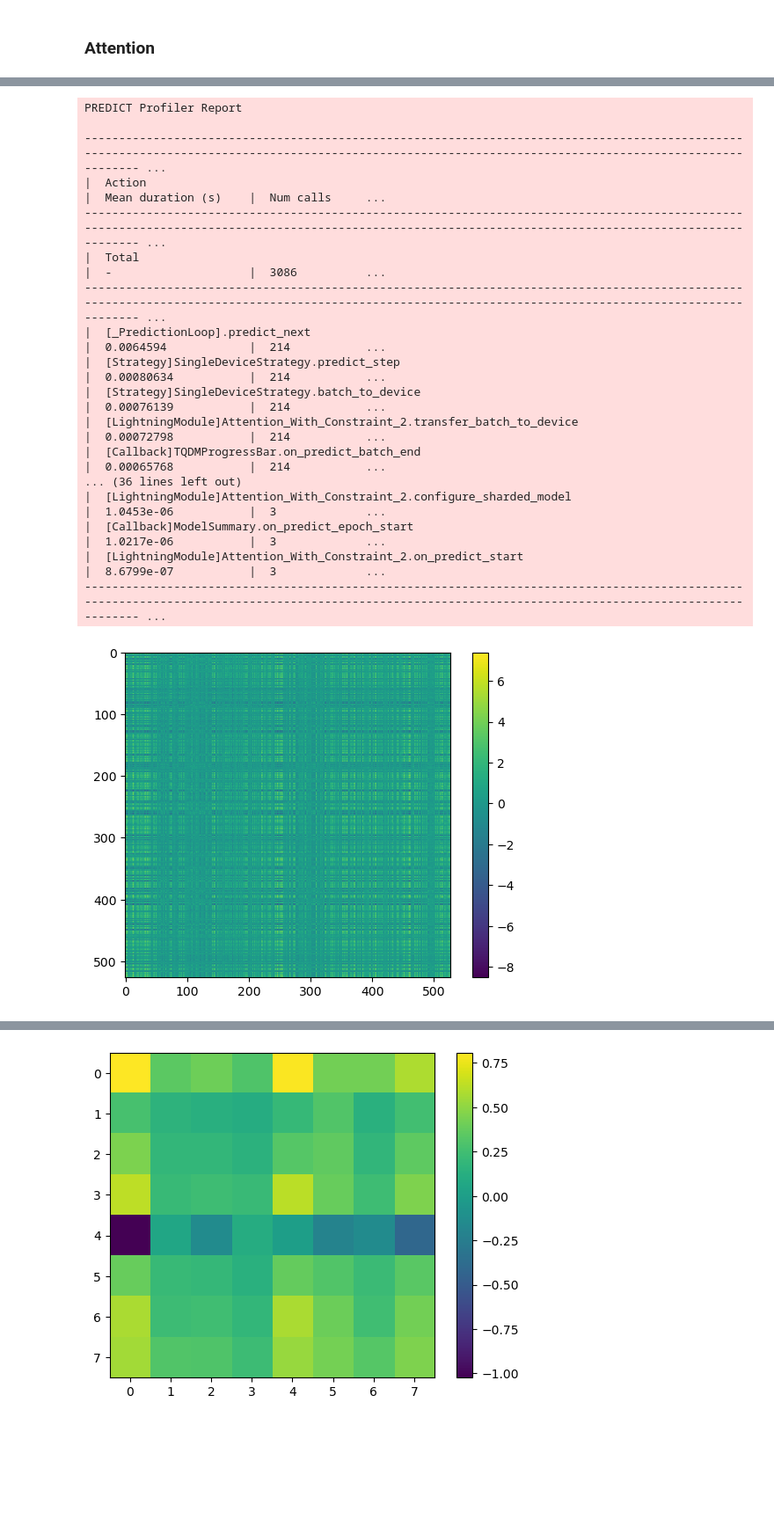
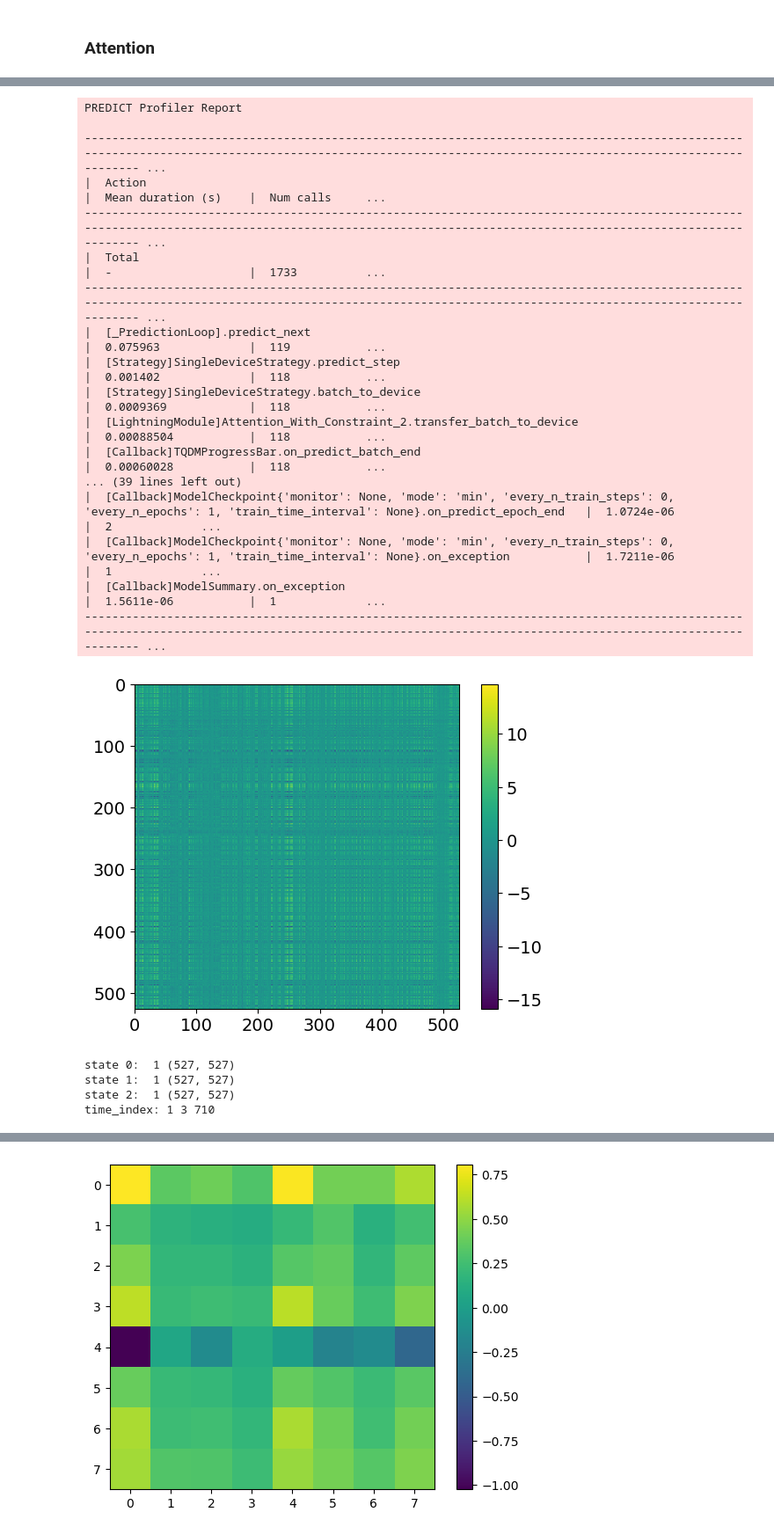
Before and after one commit to wuweizhang0723/func2graph, a Jupyter notebook: notebook/check_evaluation/evaluate_AwC_M.ipynb, the cells around one changed output, grey strips where cells are left out. Shown at 88% size. Drawn from its saved outputs; the diff is of its cells as text; code cells hidden in the pictures; blank space fills up the shorter version.

```diff
--- a/notebook/check_evaluation/evaluate_AwC_M.ipynb
+++ b/notebook/check_evaluation/evaluate_AwC_M.ipynb
@@ -18,3 +16,11 @@ from func2graph import data, models, tools, baselines
+# %%
+plt.rcParams.update({
+    'axes.titlesize': 14,
+    'axes.labelsize': 14,
+    'xtick.labelsize': 14,
+    'ytick.labelsize': 14,
+    'font.size': 14
+})
 # %%
 KK_GT = np.load('../../data/Mouse_Local_Connectivity/GT_strength_connectivity.npy')
 max_abs = np.max(np.abs(KK_GT))
@@ -23,7 +29,6 @@ vmax_KK = max_abs
 # %%
 input_mouse = ['SB025']
 input_sessions = [['2019-10-23']]
-
 
 window_size = 60  ################
 batch_size = 32
@@ -35,7 +40,7 @@ train_dataloader, val_dataloader, num_unqiue_neurons, cell_type_order, all_sessi
     batch_size=batch_size,
 )
 
-checkpoint_path = "../../output/Baselines_neuroAI/AwC_M2_2.ckpt"   ################
+checkpoint_path = "../../output/9_26_AwC_M2_state/Attention_With_Constraint_2_SB025_2019-10-23_32_60_1_session_42_2_64_0.001_mse_softmax_plateau_0.0_0.0_1.0_none_1_0.0_30/epoch=99-step=9600.ckpt"   ################
 trained_model = models.Attention_With_Constraint_2.load_from_checkpoint(checkpoint_path)
 trained_model.eval()
 
@@ -73,7 +78,6 @@ for i in range(num_session):
     all_R_squared.append(R_squared)
 
 print('all_R_squared:', np.mean(all_R_squared))
-
 print('flattened R^2', r2_score(ground_truths[0].reshape(-1), predictions[0].reshape(-1)))
 
 mse = np.mean((predictions[0] - ground_truths[0]) ** 2)
@@ -175,20 +156,34 @@ flattened_R_squared: 0.5499300062656403
 # %%
 train_results = trainer.predict(trained_model, dataloaders=[train_dataloader])
 
-attentions = []
-all_sessions_avg_attention_NN = []
+attentions = []  # list of (N * neuron_num * neuron_num)
+all_sessions_avg_attention_NN = []  # list of (neuron_num * neuron_num)
+
+attentions_by_state = []  # list of (3 * N * neuron_num * neuron_num)
+all_sessions_avg_attention_NN_by_state = []  # list of (3 * neuron_num * neuron_num)
+
+time_index = []  # list of (3 * N)   This is used to track the time step of each sample within a session
 
 index = 0
 num_session = len(num_batch_per_session_TRAIN)
 for i in range(num_session):
     attentions.append([])
+    attentions_by_state.append([[], [], []]) # 3 states for each session
+    time_index.append([[], [], []])
 
     for j in range(num_batch_per_session_TRAIN[i]):
         x_hat = train_results[index][0]
         x = train_results[index][1]
-        attention = train_results[index][2]
+        attention = train_results[index][2]  # B * neuron_num * neuron_num
+        state = train_results[index][4].cpu().numpy()   # B * window_size
 
         attentions[i].append(attention)
+
+        # check if all values in state of a sample are the same
+        for k in range(state.shape[0]):
+            if np.all(state[k] == state[k][0]):
+                attentions_by_state[i][state[k][0]].append(attention[k])
+                time_index[i][state[k][0]].append(j * batch_size + k)
 
         index += 1
 
@@ -196,7 +191,29 @@ for i in range(num_session):
     # get average attention across samples in each session
     all_sessions_avg_attention_NN.append(np.mean(attentions[i], axis=0))   # neuron_num * neuron_num
 
+    attentions_by_state[i][0] = torch.stack(attentions_by_state[i][0], dim=0).cpu().numpy()    # N * neuron_num * neuron_num
+    attentions_by_state[i][1] = torch.stack(attentions_by_state[i][1], dim=0).cpu().numpy()    # N * neuron_num * neuron_num
+    attentions_by_state[i][2] = torch.stack(attentions_by_state[i][2], dim=0).cpu().numpy()    # N * neuron_num * neuron_num
+
+    all_sessions_avg_attention_NN_by_state.append([])
+    all_sessions_avg_attention_NN_by_state[i].append(np.mean(attentions_by_state[i][0], axis=0))   # neuron_num * neuron_num
+    all_sessions_avg_attention_NN_by_state[i].append(np.mean(attentions_by_state[i][1], axis=0))   # neuron_num * neuron_num
+    all_sessions_avg_attention_NN_by_state[i].append(np.mean(attentions_by_state[i][2], axis=0))   # neuron_num * neuron_num
+
+    all_sessions_avg_attention_NN_by_state[i] = np.stack(all_sessions_avg_attention_NN_by_state[i], axis=0)  # 3 * neuron_num * neuron_num
+
 plt.imshow(all_sessions_avg_attention_NN[0])
 plt.colorbar()
 plt.show()
+
+# get all avg attentions from the same state
+state2all_sessions_avg_attention = [[], [], []]   # 3 * num_session * neuron_num * neuron_num
+for i in range(3):
+    state2all_sessions_avg_attention[i] = [all_sessions_avg_attention_NN_by_state[j][i] for j in range(num_session)]
+
+print('state 0: ', len(state2all_sessions_avg_attention[0]), state2all_sessions_avg_attention[0][0].shape)
+print('state 1: ', len(state2all_sessions_avg_attention[1]), state2all_sessions_avg_attention[1][0].shape)
+print('state 2: ', len(state2all_sessions_avg_attention[2]), state2all_sessions_avg_attention[2][0].shape)
+
+print('time_index:', len(time_index), len(time_index[0]), len(time_index[0][0]))
 # %% [output]
@@ -205,18 +222,22 @@ LOCAL_RANK: 0 - CUDA_VISIBLE_DEVICES: [0,1,2,3]
 PREDICT Profiler Report
 
 -------------------------------------------------------------------------------------------------------------------------------------------------------------------------------------------------------- ...
 |  Action                                                                                                                                                       |  Mean duration (s)    |  Num calls     ...
 -------------------------------------------------------------------------------------------------------------------------------------------------------------------------------------------------------- ...
-|  Total                                                                                                                                                        |  -                    |  3086          ...
+|  Total                                                                                                                                                        |  -                    |  1733          ...
 -------------------------------------------------------------------------------------------------------------------------------------------------------------------------------------------------------- ...
-|  [_PredictionLoop].predict_next                                                                                                                               |  0.0064594            |  214           ...
-|  [Strategy]SingleDeviceStrategy.predict_step                                                                                                                  |  0.00080634           |  214           ...
-|  [Strategy]SingleDeviceStrategy.batch_to_device                                                                                                               |  0.00076139           |  214           ...
-|  [LightningModule]Attention_With_Constraint_2.transfer_batch_to_device                                                                                        |  0.00072798           |  214           ...
-|  [Callback]TQDMProgressBar.on_predict_batch_end                                                                                                               |  0.00065768           |  214           ...
-... (36 lines left out)
-|  [LightningModule]Attention_With_Constraint_2.configure_sharded_model                                                                                         |  1.0453e-06           |  3             ...
-|  [Callback]ModelSummary.on_predict_epoch_start                                                                                                                |  1.0217e-06           |  3             ...
-|  [LightningModule]Attention_With_Constraint_2.on_predict_start                                                                                                |  8.6799e-07           |  3             ...
+|  [_PredictionLoop].predict_next                                                                                                                               |  0.075963             |  119           ...
+|  [Strategy]SingleDeviceStrategy.predict_step                                                                                                                  |  0.001402             |  118           ...
+|  [Strategy]SingleDeviceStrategy.batch_to_device                                                                                                               |  0.0009369            |  118           ...
+|  [LightningModule]Attention_With_Constraint_2.transfer_batch_to_device                                                                                        |  0.00088504           |  118           ...
+|  [Callback]TQDMProgressBar.on_predict_batch_end                                                                                                               |  0.00060028           |  118           ...
+... (39 lines left out)
+|  [Callback]ModelCheckpoint{'monitor': None, 'mode': 'min', 'every_n_train_steps': 0, 'every_n_epochs': 1, 'train_time_interval': None}.on_predict_epoch_end   |  1.0724e-06           |  2             ...
+|  [Callback]ModelCheckpoint{'monitor': None, 'mode': 'min', 'every_n_train_steps': 0, 'every_n_epochs': 1, 'train_time_interval': None}.on_exception           |  1.7211e-06           |  1             ...
+|  [Callback]ModelSummary.on_exception                                                                                                                          |  1.5611e-06           |  1             ...
 -------------------------------------------------------------------------------------------------------------------------------------------------------------------------------------------------------- ...
-[figure, old version]
+[figure, new version]
+state 0:  1 (527, 527)
+state 1:  1 (527, 527)
+state 2:  1 (527, 527)
+time_index: 1 3 710
```
Also changed, not shown: parts of 16 cells of this notebook, 4 other files.
